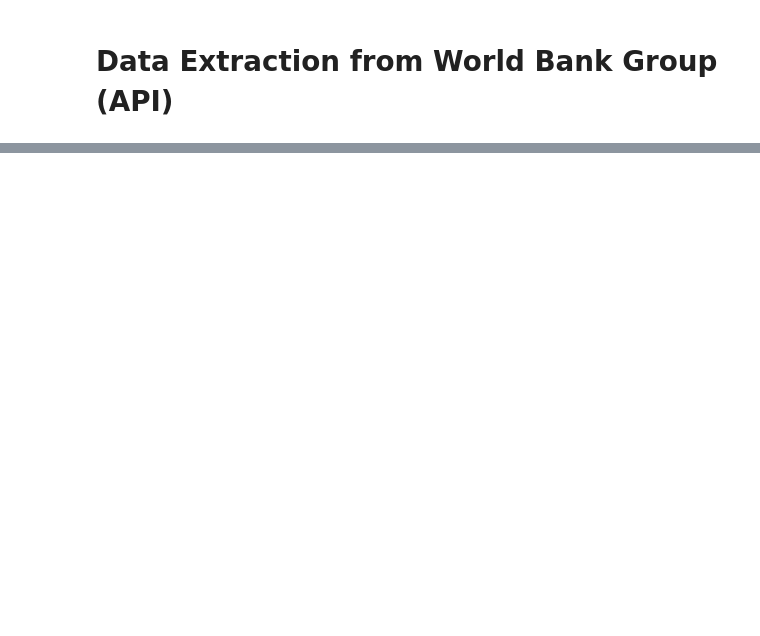
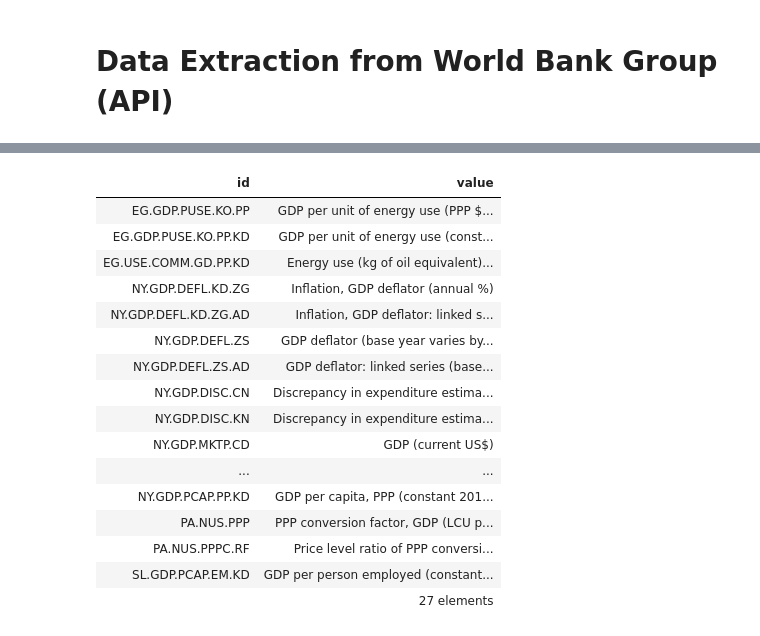
Before and after one commit to jhwong97/wqd7002-forecasting-export-project, a Jupyter notebook: data-extraction-concept.ipynb, the cells around one changed output, grey strips where cells are left out. Cells and saved outputs as stored; diff of their text form; code cells hidden in the pictures; blank space fills up the shorter version.

```diff
--- a/data-extraction-concept.ipynb
+++ b/data-extraction-concept.ipynb
@@ -276,0 +273,20 @@ merged_df.to_csv('.\wbg-data-malaysia.csv', index=False)
+# %%
+wb.series.info(q = 'GDP')
+# %% [output]
+| id | value |
+| EG.GDP.PUSE.KO.PP | GDP per unit of energy use (PPP $... |
+| EG.GDP.PUSE.KO.PP.KD | GDP per unit of energy use (const... |
+| EG.USE.COMM.GD.PP.KD | Energy use (kg of oil equivalent)... |
+| NY.GDP.DEFL.KD.ZG | Inflation, GDP deflator (annual %) |
+| NY.GDP.DEFL.KD.ZG.AD | Inflation, GDP deflator: linked s... |
+| NY.GDP.DEFL.ZS | GDP deflator (base year varies by... |
+| NY.GDP.DEFL.ZS.AD | GDP deflator: linked series (base... |
+| NY.GDP.DISC.CN | Discrepancy in expenditure estima... |
+| NY.GDP.DISC.KN | Discrepancy in expenditure estima... |
+| NY.GDP.MKTP.CD | GDP (current US$) |
+| ... | ... |
+| NY.GDP.PCAP.PP.KD | GDP per capita, PPP (constant 201... |
+| PA.NUS.PPP | PPP conversion factor, GDP (LCU p... |
+| PA.NUS.PPPC.RF | Price level ratio of PPP conversi... |
+| SL.GDP.PCAP.EM.KD | GDP per person employed (constant... |
+|  | 27 elements |
```
Also changed, not shown: parts of 16 cells of this notebook, 1 other file.
